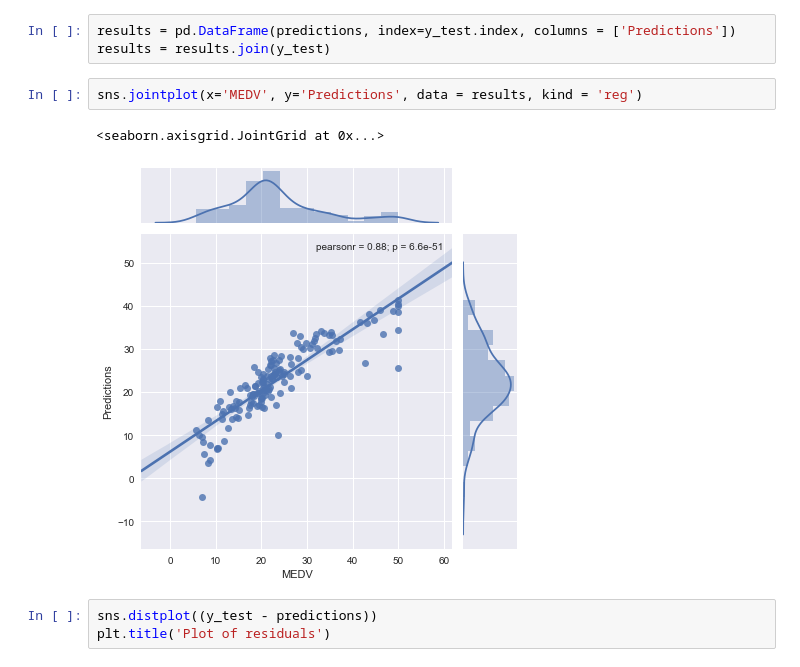
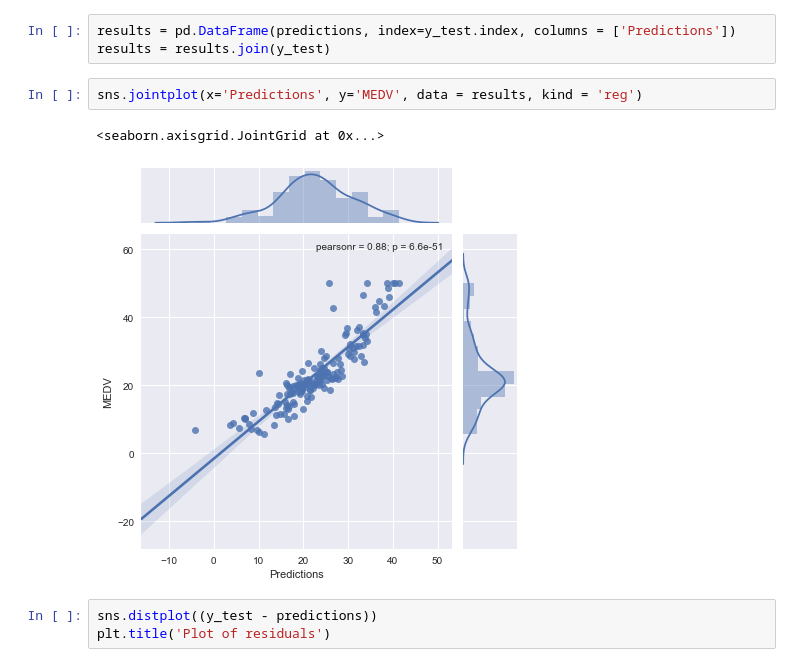
Before and after one commit to rayjustinhuang/Data-Analysis-and-Machine-Learning, a Jupyter notebook: Predicting Boston Housing Prices.ipynb, the cells around one changed output. Cells and saved outputs as stored; diff of their text form.

```diff
--- a/Predicting Boston Housing Prices.ipynb
+++ b/Predicting Boston Housing Prices.ipynb
@@ -160,10 +160,10 @@ predictions = lm.predict(X_test)
 results = pd.DataFrame(predictions, index=y_test.index, columns = ['Predictions'])
 results = results.join(y_test)
 # %%
-sns.jointplot(x='MEDV', y='Predictions', data = results, kind = 'reg')
+sns.jointplot(x='Predictions', y='MEDV', data = results, kind = 'reg')
 # %% [output]
 <seaborn.axisgrid.JointGrid at 0x...>
-[figure, old version]
+[figure, new version]
 # %%
 sns.distplot((y_test - predictions))
 plt.title('Plot of residuals')
```
Also changed, not shown: parts of 3 cells of this notebook.
